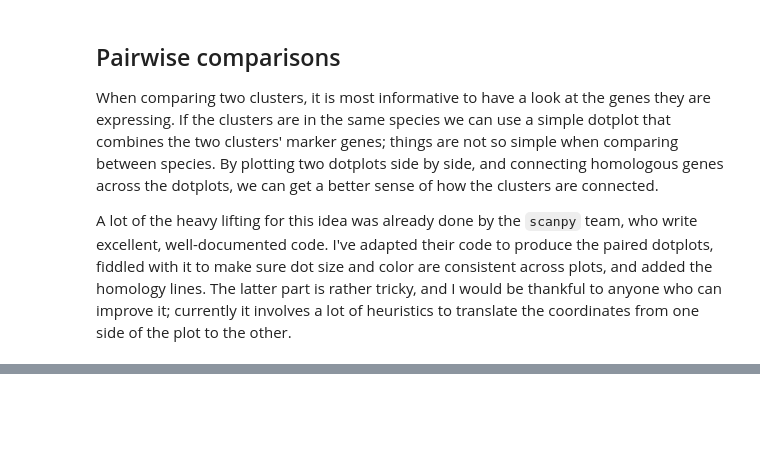
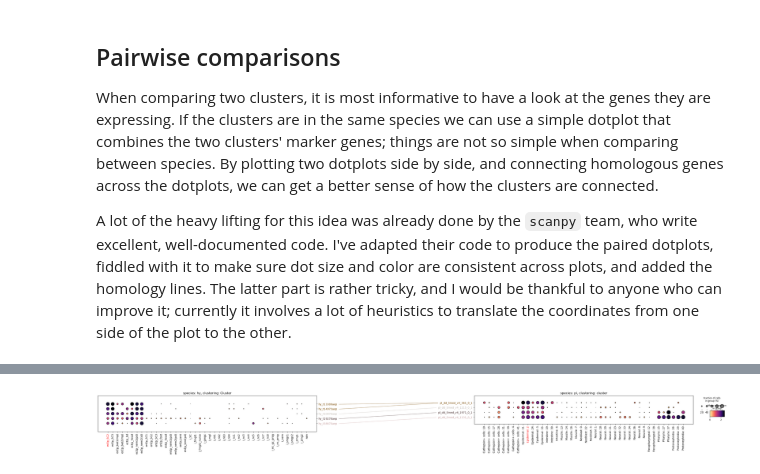
Before and after one commit to galicae/comandos, a Jupyter notebook: nbs/02_plot.ipynb, the cells around one changed output, grey strips where cells are left out. Cells and saved outputs as stored; diff of their text form; code cells hidden in the pictures; blank space fills up the shorter version.

Commit message:
added paired dotplots, reshuffled util functions

```diff
--- a/nbs/02_plot.ipynb
+++ b/nbs/02_plot.ipynb
@@ -687,6 +671,10 @@ target_clustering = "cluster"
 # the species IDs
 query_species = "hy"
 target_species = "pl"
+
+# the cluster labels to highlight
+cluster_from = "ecEp_SC2"
+cluster_to = "Epidermal: 2"
 # %% [markdown]
 The `connections` option is provided in this form deliberately, in order to allow the user to decide
 which genes to connect and how. This may cost a little extra effort for the most common cases, but
@@ -714,4 +709,10 @@ plan_genes = np.array(
         "pl_dd_Smed_v4_1971_0_1",
     ]
 )
-orth_scores = np.array([0, 0, 2, 2, 2])
+orth_scores = np.array([0, 0, 1, 2, 2])
+
+# connections without orthology scores
+connections_plain = np.array([hydra_genes, plan_genes]).T
+
+# connections with orthology scores
+connections_orth = np.array([hydra_genes, plan_genes, orth_scores], dtype=object).T
@@ -717,0 +730,15 @@ orth_scores = np.array([0, 0, 2, 2, 2])
+# %%
+paired_dotplot(
+    query=hydra,
+    target=planarian,
+    connections=connections_plain,
+    query_clustering="Cluster",
+    target_clustering="cluster",
+    query_species="hy",
+    target_species="pl",
+    query_cluster=cluster_from,
+    target_cluster=cluster_to,
+    pad=False,
+)
+# %% [output]
+[figure, added]
```
Also changed, not shown: parts of 22 cells of this notebook, 5 other files.
